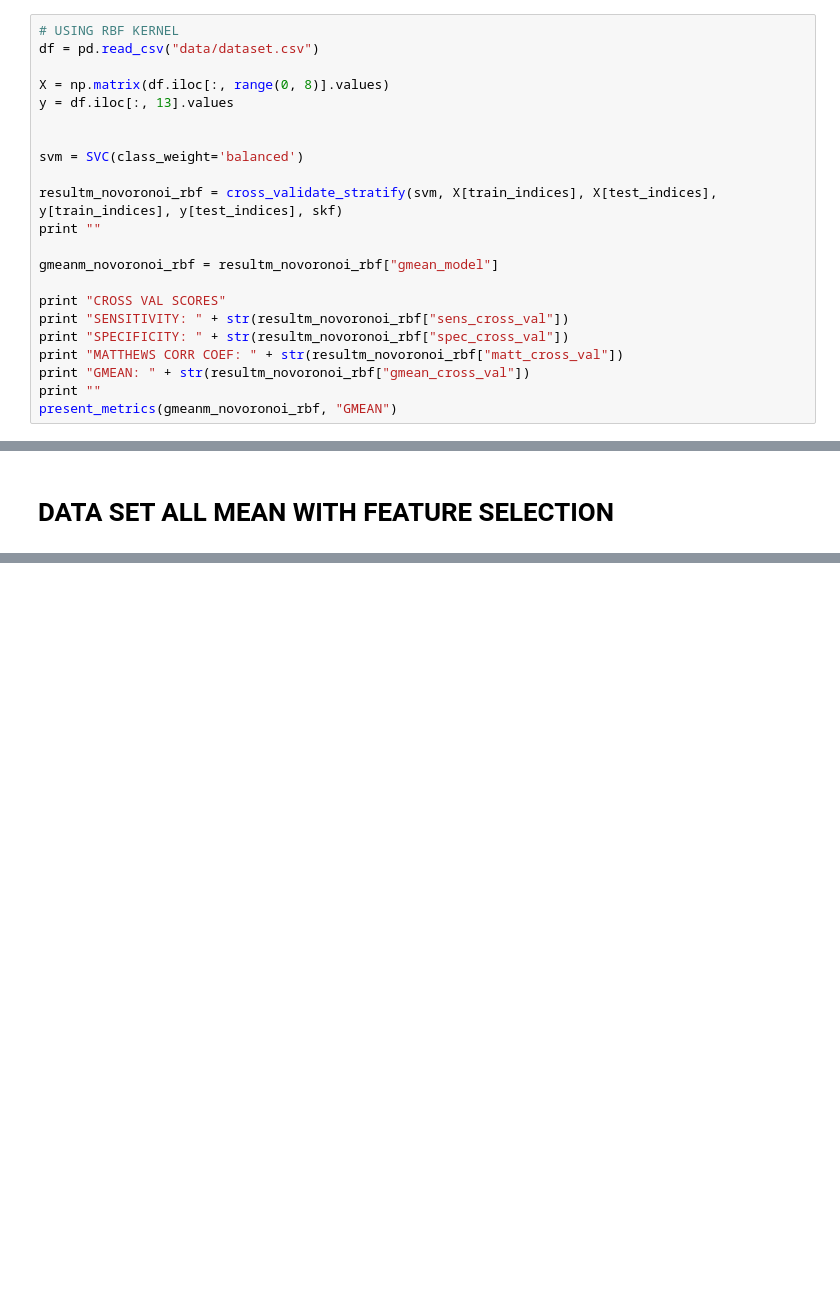
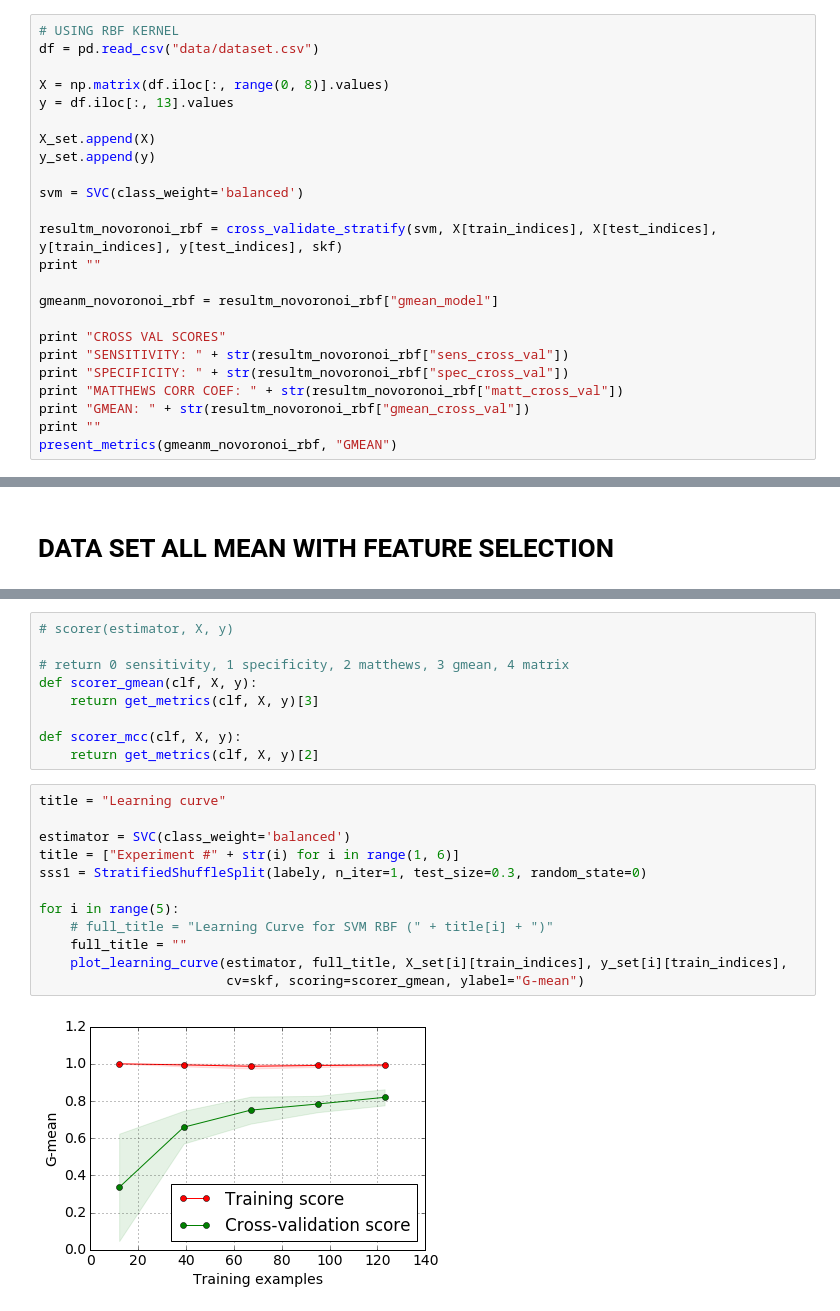
Before and after one commit to rjesteban/defensive-play-classifier, a Jupyter notebook: Final output.ipynb, the cells around one changed output, grey strips where cells are left out. Cells and saved outputs as stored; diff of their text form; blank space fills up the shorter version.

```diff
--- a/Final output.ipynb
+++ b/Final output.ipynb
@@ -154,6 +173,8 @@ df = pd.read_csv("data/dataset.csv")
 X = np.matrix(df.iloc[:, range(0, 8)].values)
 y = df.iloc[:, 13].values
 
+X_set.append(X)
+y_set.append(y)
 
 svm = SVC(class_weight='balanced')
 
@@ -277,0 +311,23 @@ for score_rbf, label in zip(scores_rbf, labels):
+# %%
+# scorer(estimator, X, y)
+
+# return 0 sensitivity, 1 specificity, 2 matthews, 3 gmean, 4 matrix
+def scorer_gmean(clf, X, y):
+    return get_metrics(clf, X, y)[3]
+
+def scorer_mcc(clf, X, y):
+    return get_metrics(clf, X, y)[2]
+# %%
+title = "Learning curve"
+
+estimator = SVC(class_weight='balanced')
+title = ["Experiment #" + str(i) for i in range(1, 6)]
+sss1 = StratifiedShuffleSplit(labely, n_iter=1, test_size=0.3, random_state=0)
+
+for i in range(5):
+    # full_title = "Learning Curve for SVM RBF (" + title[i] + ")"
+    full_title = ""
+    plot_learning_curve(estimator, full_title, X_set[i][train_indices], y_set[i][train_indices],
+                        cv=skf, scoring=scorer_gmean, ylabel="G-mean")
+# %% [output]
+[figure, added]
```
Also changed, not shown: parts of 10 cells of this notebook, 3 other files.
